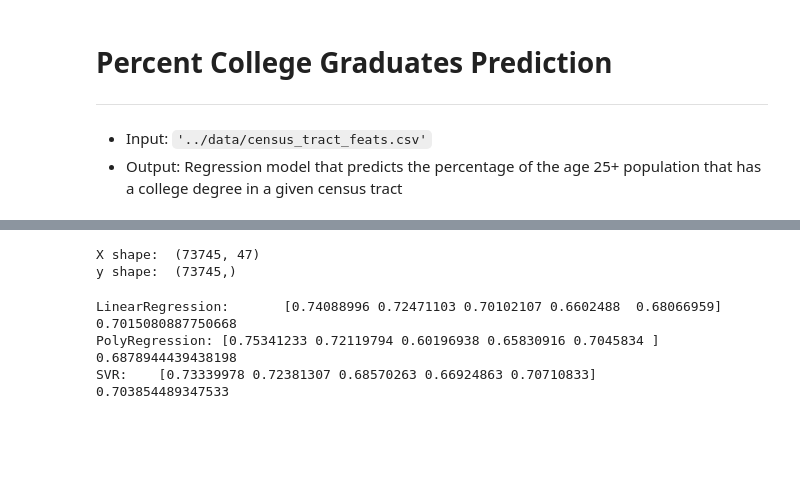
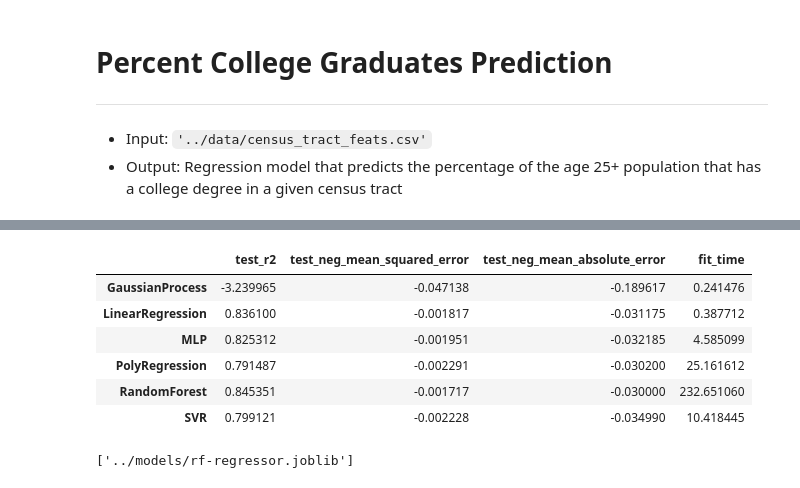
Before and after one commit to lucashu1/education-deserts, a Jupyter notebook: college-grads-regression.ipynb, the cells around one changed output, grey strips where cells are left out. Drawn from its saved outputs; the diff is of its cells as text; code cells hidden in the pictures; blank space fills up the shorter version.

Commit message:
Updated regression nb

```diff
--- a/college-grads-regression.ipynb
+++ b/college-grads-regression.ipynb
@@ -78,38 +90,71 @@ df_train.head()
-# %%
-# Get training data
-X = df_train.drop(labels='Education Desert', axis=1).values
-y = df["Pct. Population 25 Years and Over: Bachelor's Degree"]
-
-print('X shape: ', X.shape)
-print('y shape: ', y.shape)
-# %% [output]
-X shape:  (73745, 47)
-y shape:  (73745,)
 # %%
+# Ignore imblearn UserWarning
+import warnings
+warnings.simplefilter(action="ignore", category=UserWarning)
+
 import numpy as np
 from sklearn.preprocessing import PolynomialFeatures, StandardScaler, MinMaxScaler
 from sklearn.pipeline import Pipeline, make_pipeline
 from sklearn.model_selection import cross_val_score, cross_validate, KFold
 from sklearn.linear_model import LinearRegression
 from sklearn.svm import SVR
 from sklearn.ensemble import RandomForestRegressor
 from sklearn.gaussian_process import GaussianProcessRegressor
+from sklearn.neural_network import MLPRegressor
+from imblearn import FunctionSampler
+import imblearn.pipeline
+from collections import defaultdict
 
+# Subsampler for GPR
+n_subsample = 1000
+def subsample(X, y):
+    idx = np.random.choice(np.arange(len(X)), n_subsample, replace=False)
+    return X[idx], y[idx]
+
+# TODO: Use RandomizedSearchCV for hyperparameter tuning
 models = {
     'LinearRegression': make_pipeline(StandardScaler(), LinearRegression()),
     'PolyRegression': make_pipeline(StandardScaler(), PolynomialFeatures(degree=2), LinearRegression()),
     'SVR': make_pipeline(StandardScaler(), SVR(kernel='rbf')),
     'RandomForest': make_pipeline(StandardScaler(), RandomForestRegressor(n_estimators=100)),
-    #'GaussianProcess': make_pipeline(StandardScaler(), GaussianProcessRegressor()) # TODO: subsample 1000 data points? binary search
+    'MLP': make_pipeline(StandardScaler(), MLPRegressor()),
+    'GaussianProcess': imblearn.pipeline.make_pipeline(StandardScaler(), FunctionSampler(subsample), GaussianProcessRegressor())
 }
 
 # Cross validation
-# TODO: plots of predicted vs. true
+metrics = ['r2', 'neg_mean_squared_error', 'neg_mean_absolute_error']
 cv_results = {}
 for name, model in models.items():
-    results = cross_validate(model, X, y, cv=5, scoring=['r2', 'neg_mean_squared_error', 'neg_mean_absolute_error'])
+    results = cross_validate(model, X, y, cv=5, scoring=metrics, n_jobs=1)
     cv_results[name] = results
+
+# Convert CV results to Pandas dataframe
+pd_results = defaultdict(dict)
+for name, results in cv_results.items():
+    test_metrics = ['test_' + metric for metric in metrics]
+    for test_metric in test_metrics:
+        pd_results[name][test_metric] = np.mean(results[test_metric])
+    pd_results[name]['fit_time'] = np.mean(results['fit_time'])
+
+# Display results
+# TODO: plots of predicted vs. true
+results_df = pd.DataFrame.from_dict(pd_results, orient='index')
+results_df
 # %% [output]
-LinearRegression:       [0.74088996 0.72471103 0.70102107 0.6602488  0.68066959]        0.7015080887750668
-PolyRegression: [0.75341233 0.72119794 0.60196938 0.65830916 0.7045834 ]        0.6878944439438198
-SVR:    [0.73339978 0.72381307 0.68570263 0.66924863 0.70710833]        0.703854489347533
+|  | test_r2 | test_neg_mean_squared_error | test_neg_mean_absolute_error | fit_time |
+| GaussianProcess | -3.239965 | -0.047138 | -0.189617 | 0.241476 |
+| LinearRegression | 0.836100 | -0.001817 | -0.031175 | 0.387712 |
+| MLP | 0.825312 | -0.001951 | -0.032185 | 4.585099 |
+| PolyRegression | 0.791487 | -0.002291 | -0.030200 | 25.161612 |
+| RandomForest | 0.845351 | -0.001717 | -0.030000 | 232.651060 |
+| SVR | 0.799121 | -0.002228 | -0.034990 | 10.418445 |
+# %%
+from joblib import dump, load
+
+# Re-train best model on all data
+model = make_pipeline(StandardScaler(), RandomForestRegressor(n_estimators=100))
+model.fit(X, y)
+
+dump(model, '../models/rf-regressor.joblib')
+# %% [output]
+['../models/rf-regressor.joblib']
```
Also changed, not shown: parts of 5 cells of this notebook.
